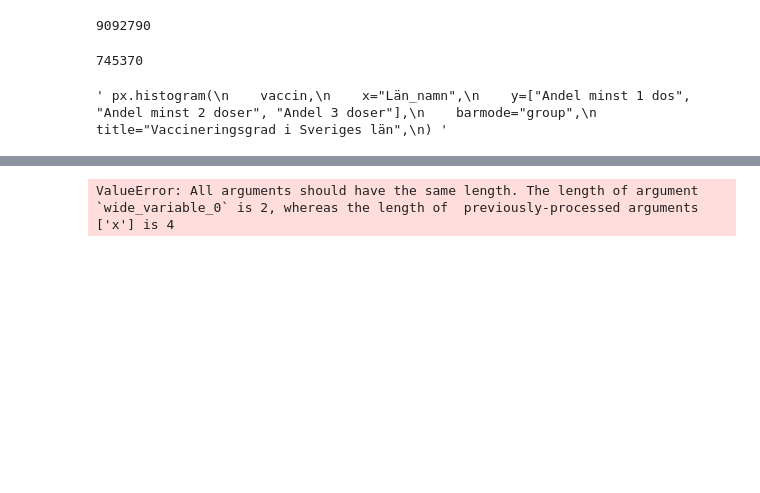
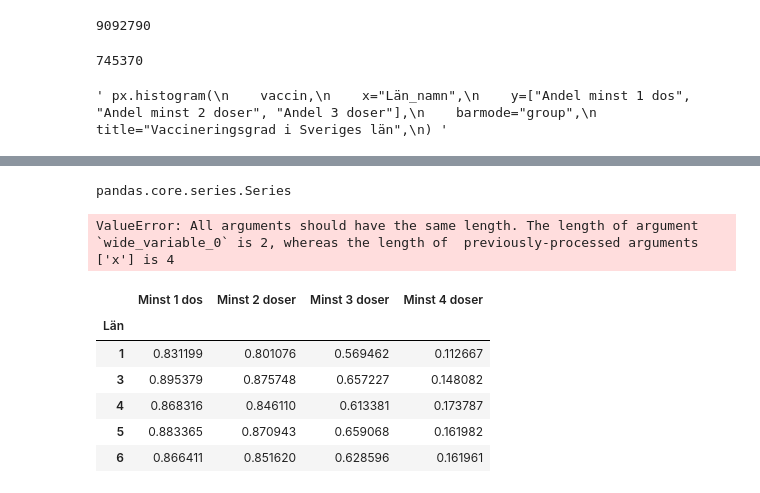
Before and after one commit to HakanAkerblom/Databehandling-Hakan-Akerblom, a Jupyter notebook: Labs/Lab1/Uppgift 2.ipynb, the cells around one changed output, grey strips where cells are left out. Cells and saved outputs as stored; diff of their text form; code cells hidden in the pictures; blank space fills up the shorter version.

```diff
--- a/Labs/Lab1/Uppgift 2.ipynb
+++ b/Labs/Lab1/Uppgift 2.ipynb
@@ -98,4 +98,8 @@ fig.for_each_trace(
 
 fig.show()
 # 2f)
+# %%
+type(vaccin_lan["Antal minst 1 dos"].sum() / vaccin_lan["Befolkning"].sum())
+# %% [output]
+pandas.core.series.Series
 # %%
@@ -208,3 +214,22 @@ fig.update_layout(
 )
 
 fig.show()
+# %%
+a1 = vaccin_lan["Antal minst 1 dos"].sum() / vaccin_lan["Befolkning"].sum()
+a2 = vaccin_lan["Antal minst 2 doser"].sum() / vaccin_lan["Befolkning"].sum()
+a3 = vaccin_lan["Antal 3 doser"].sum() / vaccin_lan["Befolkning"].sum()
+a4 = vaccin_lan["Antal 4 doser"].sum() / vaccin_lan["Befolkning"].sum()
+f = pd.DataFrame()
+f["Minst 1 dos"] = a1
+f["Minst 2 doser"] = a2
+f["Minst 3 doser"] = a3
+f["Minst 4 doser"] = a4
+f.head()
+# %% [output]
+|  | Minst 1 dos | Minst 2 doser | Minst 3 doser | Minst 4 doser |
+| Län |  |  |  |  |
+| 1 | 0.831199 | 0.801076 | 0.569462 | 0.112667 |
+| 3 | 0.895379 | 0.875748 | 0.657227 | 0.148082 |
+| 4 | 0.868316 | 0.846110 | 0.613381 | 0.173787 |
+| 5 | 0.883365 | 0.870943 | 0.659068 | 0.161982 |
+| 6 | 0.866411 | 0.851620 | 0.628596 | 0.161961 |
```
Also changed, not shown: parts of 1 cell of this notebook.
